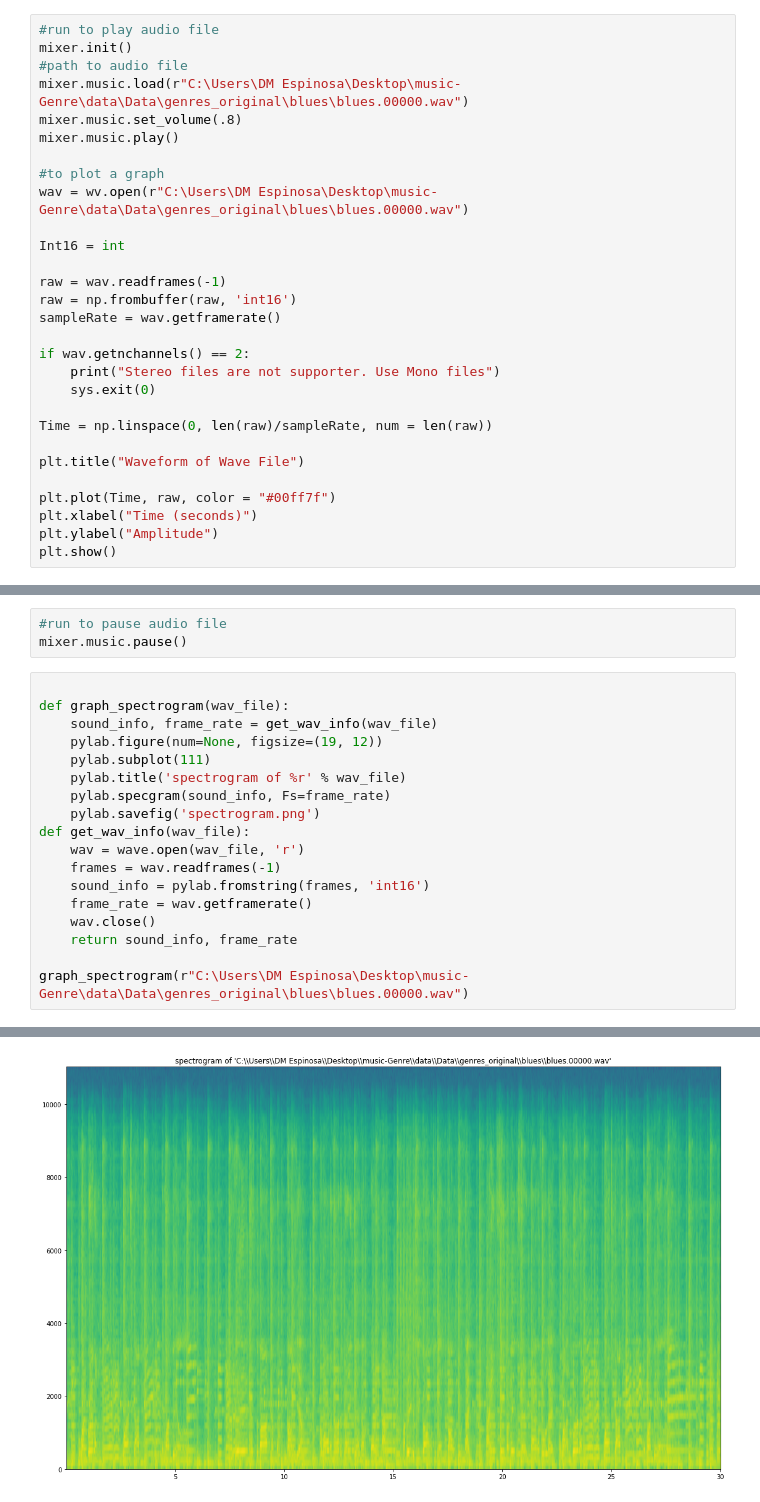
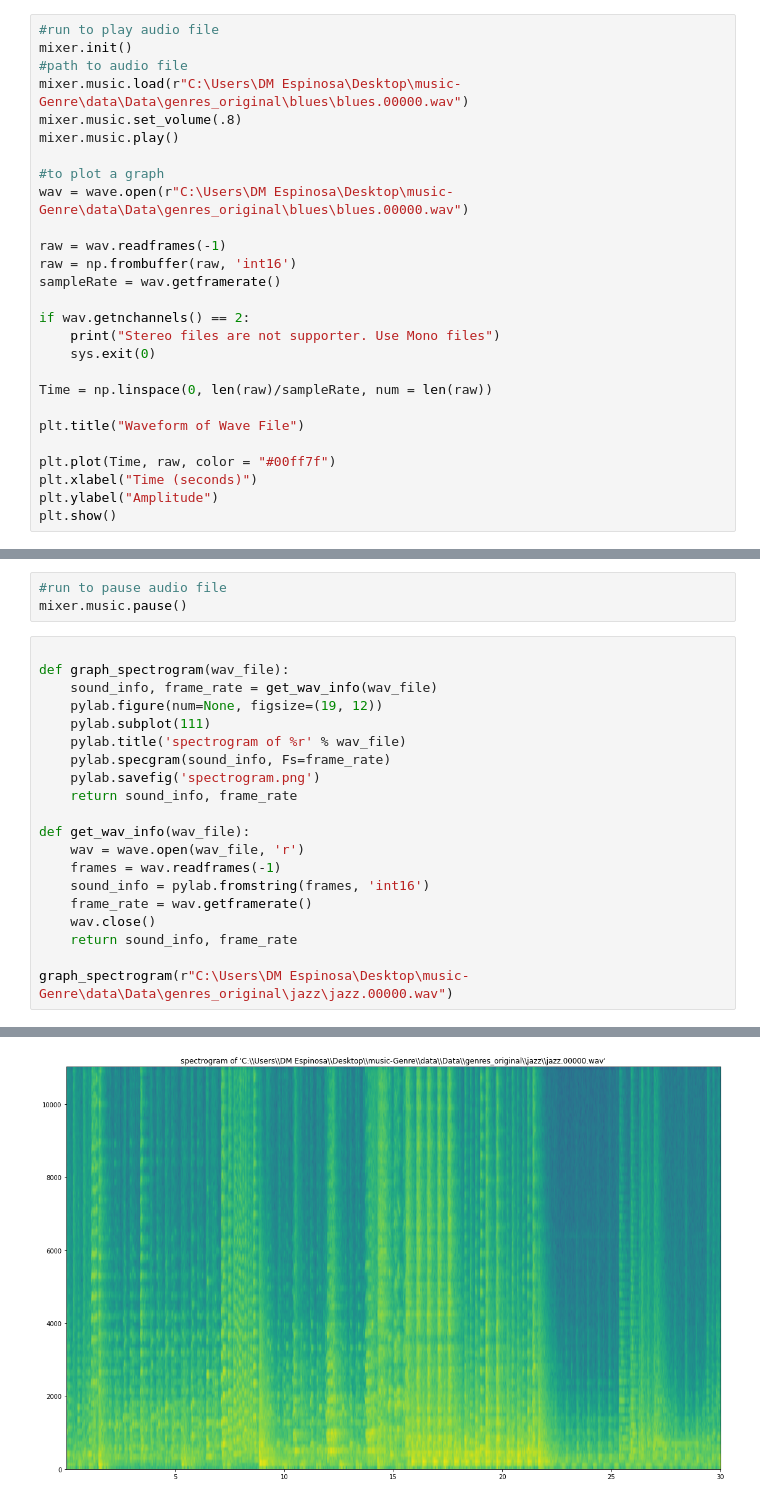
Before and after one commit to deanihou/music-Genre, a Jupyter notebook: data_collection.ipynb, the cells around one changed output, grey strips where cells are left out. Drawn from its saved outputs; the diff is of its cells as text.

Commit message:
with spectrogram and mel spec

```diff
--- a/data_collection.ipynb
+++ b/data_collection.ipynb
@@ -67,9 +70,7 @@ mixer.music.set_volume(.8)
 mixer.music.play()
 
 #to plot a graph
-wav = wv.open(r"C:\Users\DM Espinosa\Desktop\music-Genre\data\Data\genres_original\blues\blues.00000.wav")
-
-Int16 = int
+wav = wave.open(r"C:\Users\DM Espinosa\Desktop\music-Genre\data\Data\genres_original\blues\blues.00000.wav")
 
 raw = wav.readframes(-1)
 raw = np.frombuffer(raw, 'int16')
@@ -101,6 +102,8 @@ def graph_spectrogram(wav_file):
     pylab.title('spectrogram of %r' % wav_file)
     pylab.specgram(sound_info, Fs=frame_rate)
     pylab.savefig('spectrogram.png')
+    return sound_info, frame_rate
+
 def get_wav_info(wav_file):
     wav = wave.open(wav_file, 'r')
     frames = wav.readframes(-1)
@@ -109,5 +112,5 @@ def get_wav_info(wav_file):
     wav.close()
     return sound_info, frame_rate
 
-graph_spectrogram(r"C:\Users\DM Espinosa\Desktop\music-Genre\data\Data\genres_original\blues\blues.00000.wav")
+graph_spectrogram(r"C:\Users\DM Espinosa\Desktop\music-Genre\data\Data\genres_original\jazz\jazz.00000.wav")
 # %% [output]
@@ -114 +118 @@ graph_spectrogram(r"C:\Users\DM Espinosa\Desktop\music-Genre\data\Data\genres_or
-[figure, old version]
+[figure, new version]
```
Also changed, not shown: parts of 5 cells of this notebook, 2 other files.
